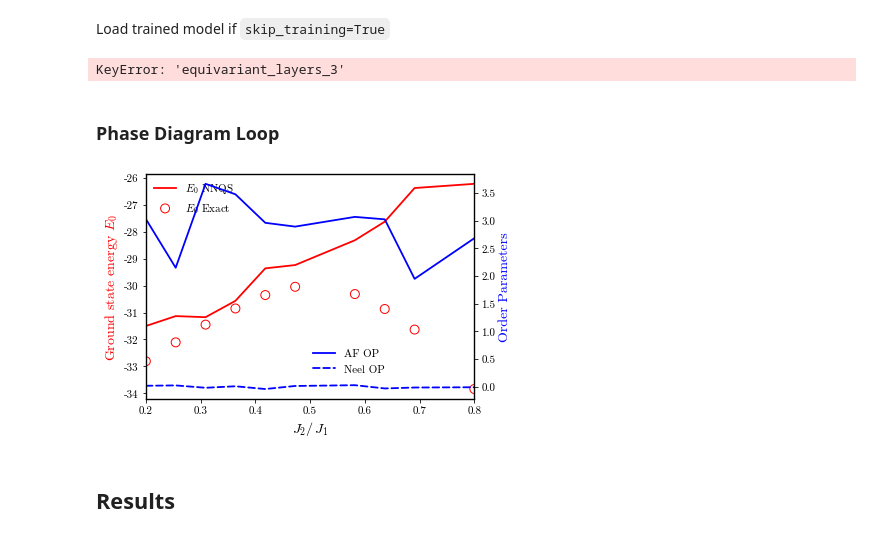
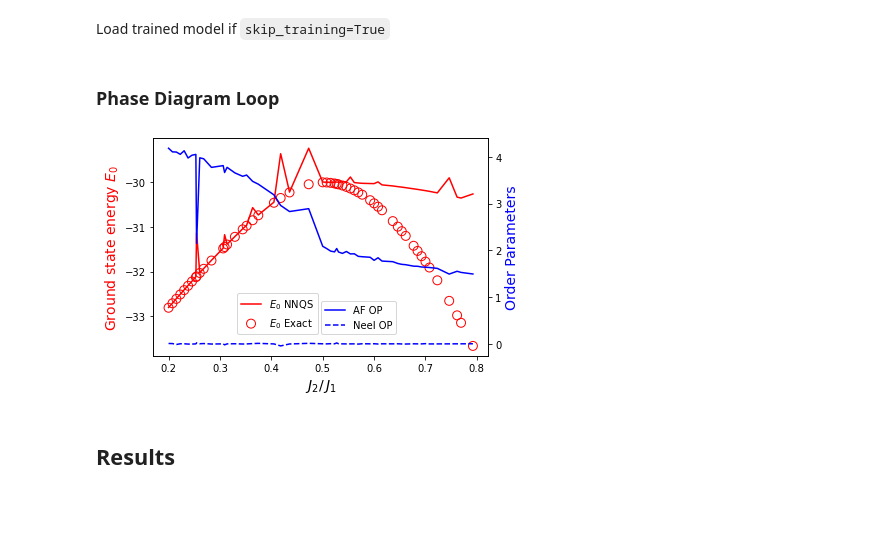
Before and after one commit to nikosavola/NeuralNetworkQuantumState, a Jupyter notebook: notebook.ipynb, the cells around one changed output. Cells and saved outputs as stored; diff of their text form; code cells hidden in the pictures; blank space fills up the shorter version.

```diff
--- a/notebook.ipynb
+++ b/notebook.ipynb
@@ -9,6 +9,7 @@ import matplotlib.pyplot as plt
 import jax.numpy as jnp
 import numpy as np
 import pandas as pd
+import scipy.stats
 import ray
 import netket as nk
 import netket.nn as nn
@@ -21,4 +22,4 @@ from IPython.display import display
 
 from model import GCNN, FFN, setup_j1j2_problem, setup_model, ray_train_loop, get_ground_state
 
-plt.style.use('niko.mplstyle')
+# plt.style.use('niko.mplstyle')
@@ -172,16 +175,14 @@ if not skip_training:
 # %% [markdown]
 Load trained model if `skip_training=True`
 # %%
-if skip_training:
-    with open(f"{file_name}.log", encoding='utf-8') as fp:
-        data = json.load(fp)
+# if skip_training:
+#     with open(f"{file_name}.log", encoding='utf-8') as fp:
+#         data = json.load(fp)
 
-    # Load `vstate`, i.e. |ket> from file
-    vstate.variables = netket.experimental.vqs.variables_from_file(f"{file_name}.mpack", vstate.variables)
+#     # Load `vstate`, i.e. |ket> from file
+#     vstate.variables = netket.experimental.vqs.variables_from_file(f"{file_name}.mpack", vstate.variables)
 
-    energy_analytic = get_ground_state(H)
+#     energy_analytic = get_ground_state(H)
-# %% [output]
-KeyError: 'equivariant_layers_3'
 # %% [markdown]
 ### Phase Diagram Loop
 # %%
@@ -216,6 +217,11 @@ if skip_training:
     # load all saved results by globbing and concatenating
     df = pd.concat([pd.read_csv(f) for f in Path('data/phase').rglob('results_J2=*.csv')], ignore_index=True)
     df = df.sort_values(by='J2', ascending=True)
+
+    # remove outliers
+    df = df[(np.abs(scipy.stats.zscore(df)) < 3).all(axis=1)]
+    # HARDCODED FILTERING
+    df = df[df['Esim'] < -29]
 
     J2s = df['J2']
     Eacc = df['Eacc']
@@ -227,24 +233,24 @@ if skip_training:
 # %%
 fig,ax = plt.subplots()
 
 # make a plot
 l1 = ax.plot(J2s, Esim, color="red", label="$E_0$ NNQS")
 l2 = ax.scatter(J2s, Eacc, color="red", marker ="o", s=80, facecolors='none', label="$E_0$ Exact")
 ax.set_xlabel(r"$J_2/\,J_1$",fontsize=14)
 ax.set_ylabel("Ground state energy $E_0$", color="red",fontsize=14)
-ax.legend()
+ax.legend(loc=(0.25, 0.1))
 
 ax2 = ax.twinx()
 # make a plot with different y-axis using second axis object
 l4 = ax2.plot(J2s, AFOPs, color="blue", label="AF OP")
 l3 = ax2.plot(J2s, neelOPs, '--', color="blue", label="Neel OP")
 ax2.set_ylabel("Order Parameters", color="blue", fontsize=14)
 ax2.legend(loc=(0.5, 0.1))
 
 # save the plot as a file
 fig.savefig(f'Figures/J1J2_{model.__repr__().split("(")[0]}.pdf', bbox_inches='tight')
 # %% [output]
-[figure, old version]
+[figure, new version]
 # %% [markdown]
 ## Results
 # %%
```
Also changed, not shown: parts of 4 cells of this notebook, 57 other files.
